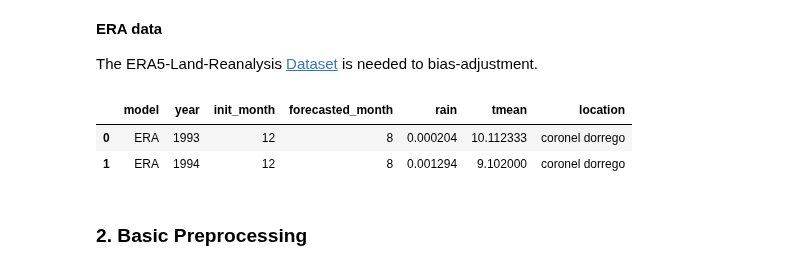
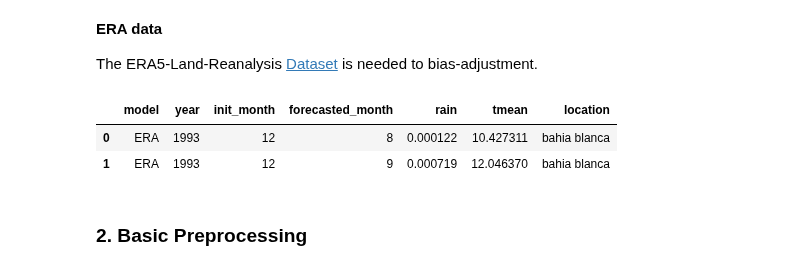
Before and after one commit to mzachow/wheat-yield-forecast-argentina, a Jupyter notebook: c3s/grib_hindcasts_to_feature_csv.ipynb, the cells around one changed output. Cells and saved outputs as stored; diff of their text form; code cells hidden in the pictures.

```diff
--- a/c3s/grib_hindcasts_to_feature_csv.ipynb
+++ b/c3s/grib_hindcasts_to_feature_csv.ipynb
@@ -41,17 +49,17 @@ name_to_shape
 
 The ERA5-Land-Reanalysis [Dataset](https://cds.climate.copernicus.eu/cdsapp#!/dataset/reanalysis-era5-land-monthly-means?tab=form) is needed to bias-adjustment.
 # %%
-era = pd.read_csv("data/era_filtered_locations.csv").assign(model="ERA", init_month=12)
+era = pd.read_csv("data/era_filtered_locations_v2.csv").assign(model="ERA", init_month=12)
 # the redundant part of the location "Buenoas Aires" can be removed
 era["name"] = era["name"].apply(lambda x: x.replace("buenos aires ", ""))
 era = era[["model", "year", "init_month", "month", "rain", "tmean", "name"]]
 era.columns = ["model", "year", "init_month", "forecasted_month", "rain", "tmean", "location"]
 # preview
 era.head(2)
 # %% [output]
 |  | model | year | init_month | forecasted_month | rain | tmean | location |
-| 0 | ERA | 1993 | 12 | 8 | 0.000204 | 10.112333 | coronel dorrego |
-| 1 | ERA | 1994 | 12 | 8 | 0.001294 | 9.102000 | coronel dorrego |
+| 0 | ERA | 1993 | 12 | 8 | 0.000122 | 10.427311 | bahia blanca |
+| 1 | ERA | 1993 | 12 | 9 | 0.000719 | 12.046370 | bahia blanca |
 # %%
 # read hindcasts
 list_hindcasts = []
```
Also changed, not shown: parts of 9 cells of this notebook, 8 other files.
